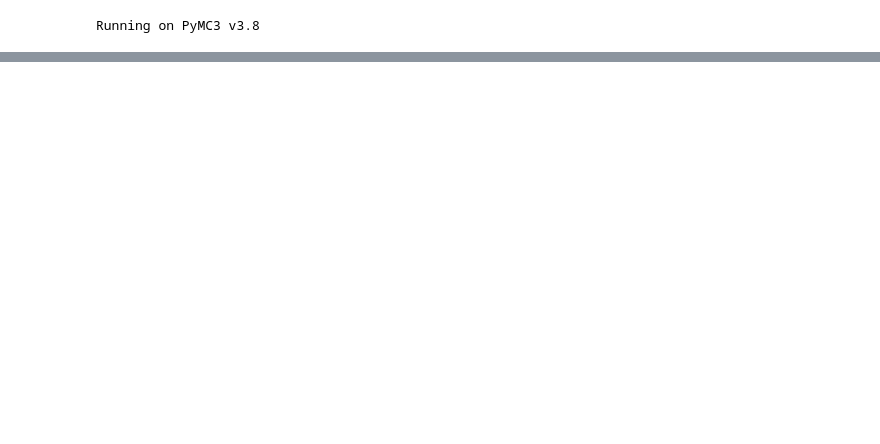
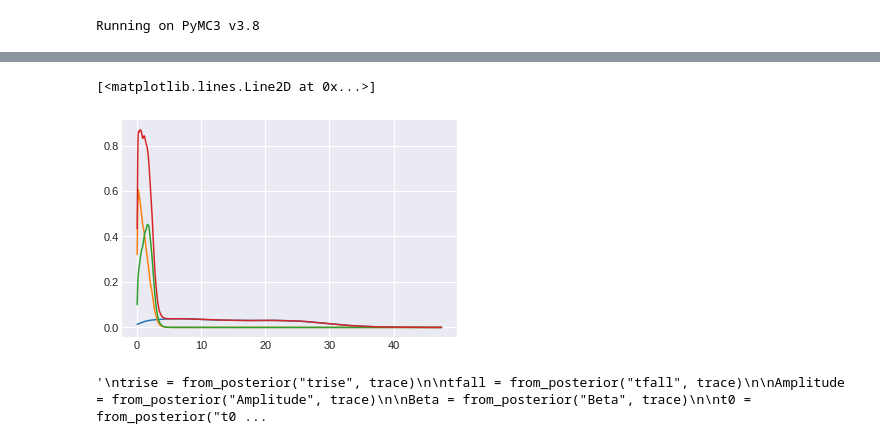
Before and after one commit to Hallflower20/PyMC3_Supernova, a Jupyter notebook: VillarCurves/Multiple_Filters.ipynb, the cells around one changed output, grey strips where cells are left out. Cells and saved outputs as stored; diff of their text form; code cells hidden in the pictures; blank space fills up the shorter version.

```diff
--- a/VillarCurves/Multiple_Filters.ipynb
+++ b/VillarCurves/Multiple_Filters.ipynb
@@ -147,0 +223,19 @@ summary_table
+# %%
+smin1, smax1 = np.min(trace[0]["trise"]), np.max(trace[0]["trise"])
+smin2, smax2 = np.min(trace[1]["trise"]), np.max(trace[1]["trise"])
+smin3, smax3 = np.min(trace[2]["trise"]), np.max(trace[2]["trise"])
+smin = np.min([smin1,smin2,smin3])
+smax = np.max([smax1,smax2,smax3])
+width = smax - smin
+
+x = np.linspace(smin, smax, 1000)
+y1 = stats.gaussian_kde(trace[0]["trise"])(x)
+y2 = stats.gaussian_kde(trace[1]["trise"])(x)
+y3 = stats.gaussian_kde(trace[2]["trise"])(x)
+plt.plot(x, y1)
+plt.plot(x, y2)
+plt.plot(x, y3)
+plt.plot(x, y1+y2+y3)
+# %% [output]
+[<matplotlib.lines.Line2D at 0x...>]
+[figure, added]
@@ -147,0 +246,21 @@ summary_table
+# %%
+#time_axis = np.hstack(time_axis_filters)
+#Y_observed = np.hstack(Y_observed_filter)
+#Y_actual = np.hstack(Y_actual_filter)
+'''
+trise = from_posterior("trise", trace)
+
+tfall = from_posterior("tfall", trace)
+
+Amplitude = from_posterior("Amplitude", trace)
+
+Beta = from_posterior("Beta", trace)
+
+t0 = from_posterior("t0", trace)
+
+sigma = from_posterior("sigma", trace)
+
+gamma = from_posterior("gamma", trace)
+'''
+# %% [output]
+'\ntrise = from_posterior("trise", trace)\n\ntfall = from_posterior("tfall", trace)\n\nAmplitude = from_posterior("Amplitude", trace)\n\nBeta = from_posterior("Beta", trace)\n\nt0 = from_posterior("t0 ...
```
Also changed, not shown: parts of 30 cells of this notebook.
